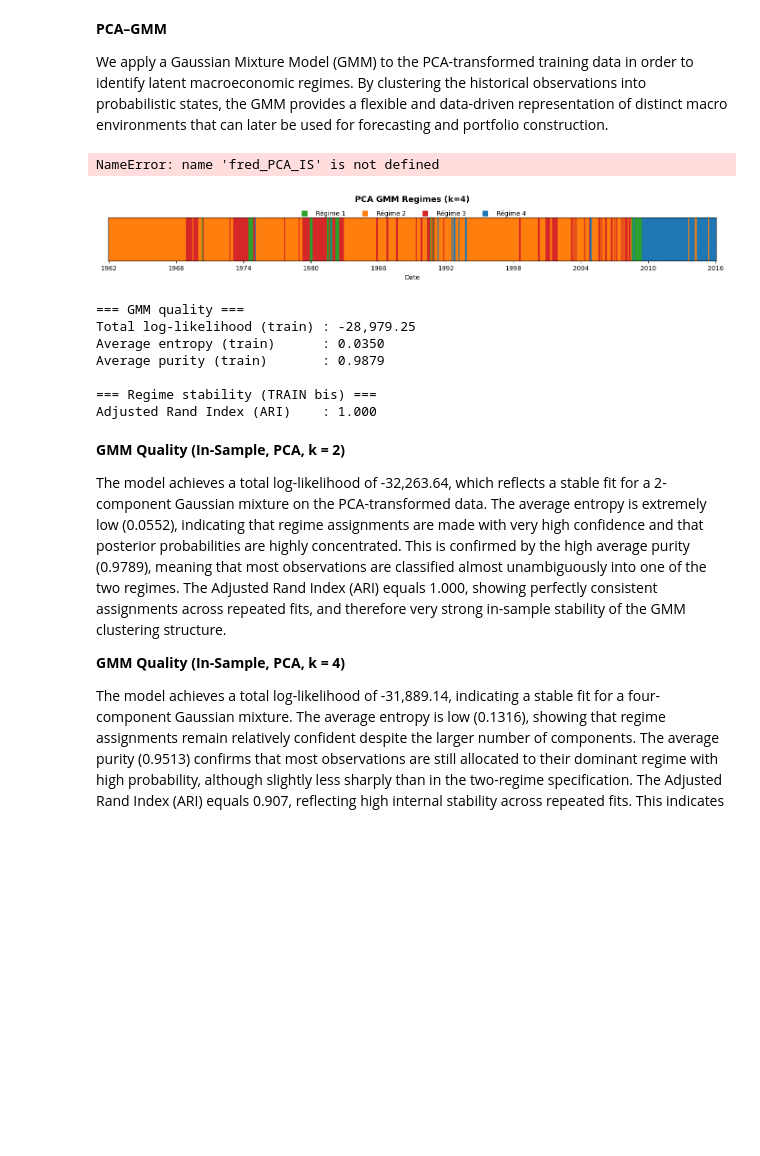
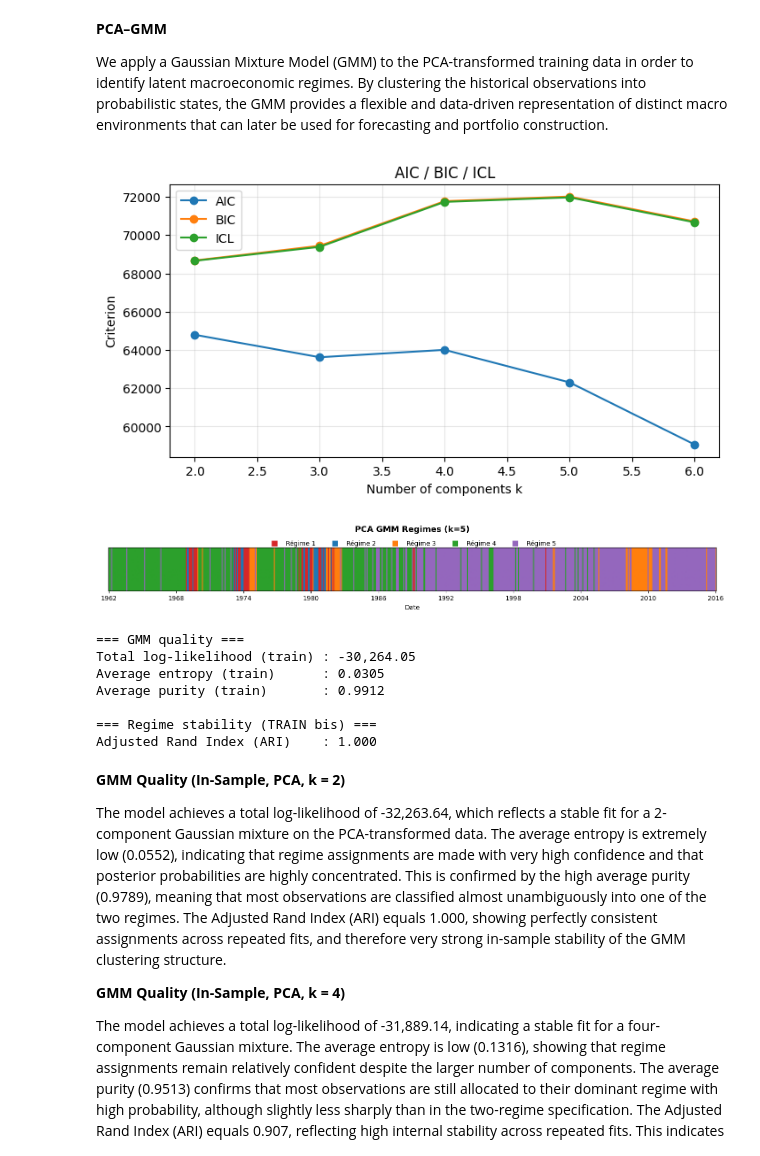
Before and after one commit to alexisdantzikian/ML_PM, a Jupyter notebook: nbs/main.ipynb, the cells around one changed output. Saved outputs shown, nothing was run; the diff lists cells and outputs as text; code cells hidden in the pictures; blank space fills up the shorter version.

```diff
--- a/nbs/main.ipynb
+++ b/nbs/main.ipynb
@@ -90,6 +90,7 @@ fred_data = fred.iloc[1:,:].copy()
 fred_code = fred.iloc[0,:].copy()
 
 # --- Convert index to datetime ---
-fred_data.index = pd.to_datetime(fred_data.index, format='mixed')
+fred_data.index = pd.to_datetime(fred_data.index, format="%m/%d/%Y")
+
 print(fred_data.info())
 # %% [output]
@@ -510,35 +516,35 @@ for k_ in k_candidates:
 # Build DataFrame of criteria
 ic_df = pd.DataFrame(rows).set_index("k")
 
 # plot for visual comparison
 plt.figure(figsize=(8, 4))
 for col in ["AIC", "BIC", "ICL"]:
     plt.plot(ic_df.index, ic_df[col], marker='o', label=col)
 plt.xlabel("Number of components k")
 plt.ylabel("Criterion")
 plt.title("AIC / BIC / ICL")
 plt.grid(alpha=0.3)
 plt.legend()
 plt.show()
 
 # Manual choice of the number of regimes
-chosen_k = 4
+chosen_k = 5
 gmm = models[chosen_k]
 
 # Check that the GMM converged
 if hasattr(gmm, "converged_") and not gmm.converged_:
     print("Warning: GMM did not converge.")
 
 # In-sample predictions
 labels_tr = gmm.predict(fred_PCA_IS)            # hard regime labels
 probas_tr = gmm.predict_proba(fred_PCA_IS)      # soft regime probabilities
 llk_tr    = gmm.score_samples(fred_PCA_IS)      # pointwise log-likelihood
 
 # Build a labelled time series for plotting / analysis
 reg_gmm_IS = pd.Series(labels_tr, index=fred_PCA_IS.index, name="gmm_label").astype(int)
 reg_gmm_IS = reg_gmm_IS + 1   # to start at 1 instead of 0
 # %% [output]
-NameError: name 'fred_PCA_IS' is not defined
+[figure, added]
 # %%
 labels = reg_gmm_IS.values
 dates  = reg_gmm_IS.index
@@ -597,7 +603,7 @@ plt.legend(
 plt.tight_layout(rect=[0, 0, 1, 0.85])
 plt.show()
 # %% [output]
-[figure, old version]
+[figure, new version]
 # %%
 # ----------------------------
 # In-sample diagnostics
@@ -645,9 +651,9 @@ print("\n=== Regime stability (TRAIN bis) ===")
 print(f"Adjusted Rand Index (ARI)    : {ari:.3f}")
 # %% [output]
 === GMM quality ===
-Total log-likelihood (train) : -28,979.25
-Average entropy (train)      : 0.0350
-Average purity (train)       : 0.9879
+Total log-likelihood (train) : -30,264.05
+Average entropy (train)      : 0.0305
+Average purity (train)       : 0.9912
 
 === Regime stability (TRAIN bis) ===
 Adjusted Rand Index (ARI)    : 1.000
```
Also changed, not shown: parts of 9 cells of this notebook.
